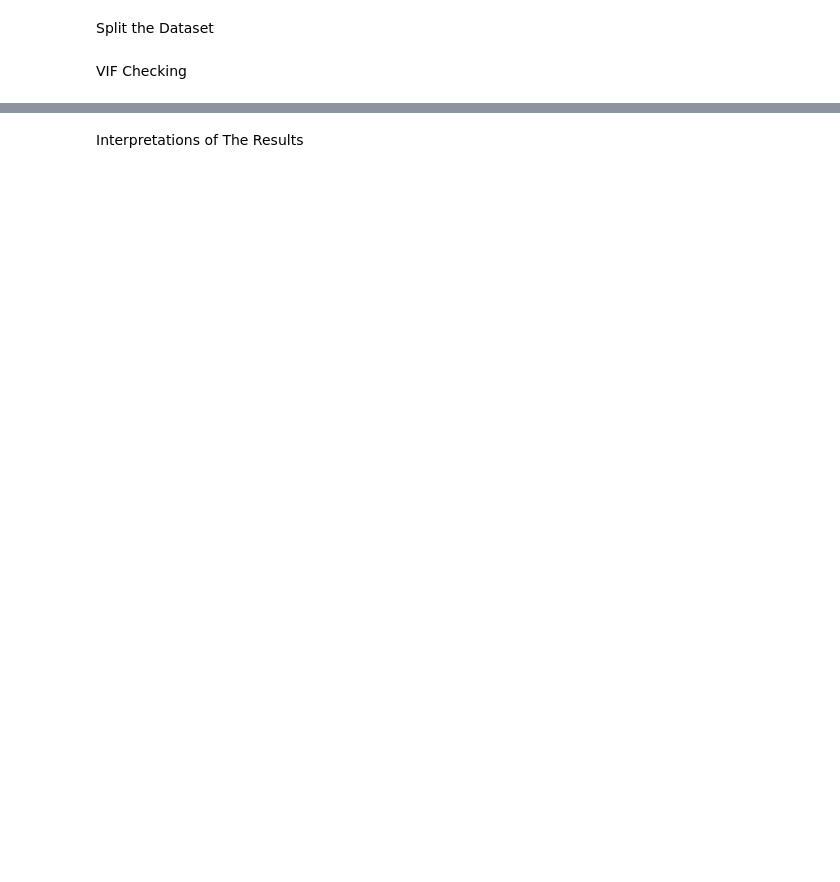
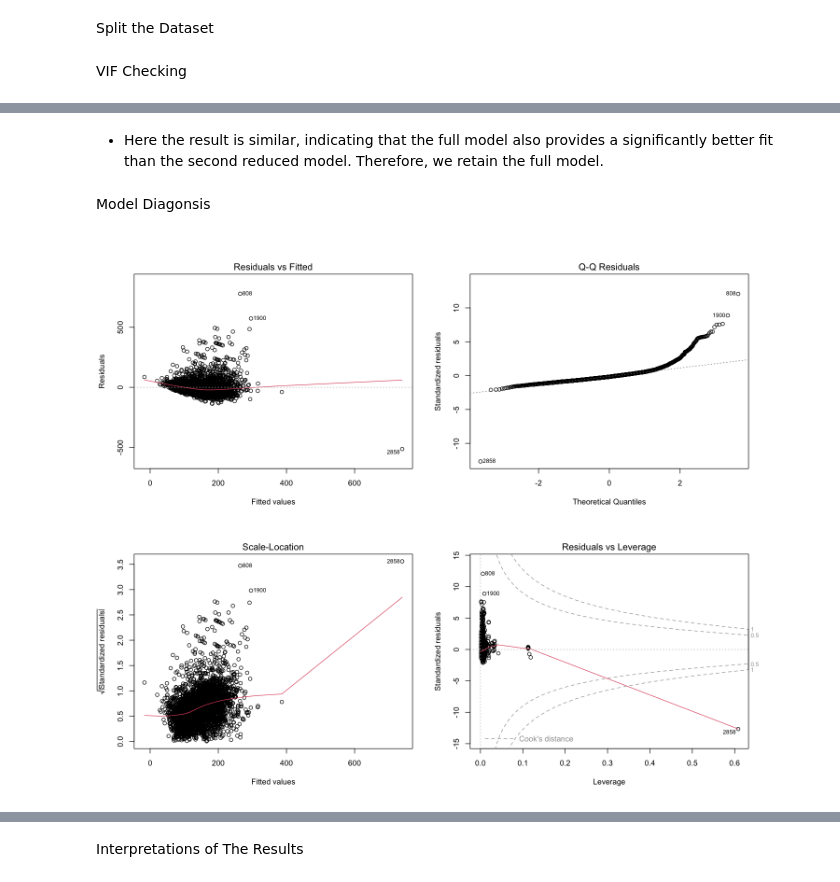
Before and after one commit to XH-DP3/STAT-301-Project-Final-Report---Group-33, a Jupyter notebook: Group 33 Final Report.ipynb, the cells around one changed output, grey strips where cells are left out. Saved outputs shown, nothing was run; the diff lists cells and outputs as text; code cells hidden in the pictures; blank space fills up the shorter version.

```diff
--- a/Group 33 Final Report.ipynb
+++ b/Group 33 Final Report.ipynb
@@ -340,4 +324,10 @@ Model Fitting
 # %%
 # This model contains all the predictors selected after VIF check
-model_full <- lm(realSum ~ . - room_shared - room_private - attr_index - attr_index_norm - rest_index - rest_index_norm, data = athens)
+model_full <- lm(realSum~ . - room_shared - room_private - attr_index - attr_index_norm, data = athens_selection)
+
+# This model contains the predictors that we believe are relevant based on EDA and our research question
+model_reduced_1 <- lm(realSum ~ day_type + room_type + guest_satisfaction_overall + dist, data = athens_selection)
+
+# This is another reduced model, which contains
+model_reduced_2 <- lm(realSum~ . - room_shared - room_private - attr_index - attr_index_norm - rest_index - rest_index_norm - lat - lng, data = athens_selection)
 # %%
@@ -373,0 +353,10 @@ A tibble: 6 × 7
+# %% [markdown]
+- Here the result is similar, indicating that the full model also provides a significantly better fit than the second reduced model. Therefore, we retain the full model.
+# %% [markdown]
+Model Diagonsis
+# %%
+# Diagnostic plots for the full model
+par(mfrow = c(2, 2))
+plot(model_full)
+# %% [output]
+[figure, added]
```
Also changed, not shown: parts of 23 cells of this notebook.
